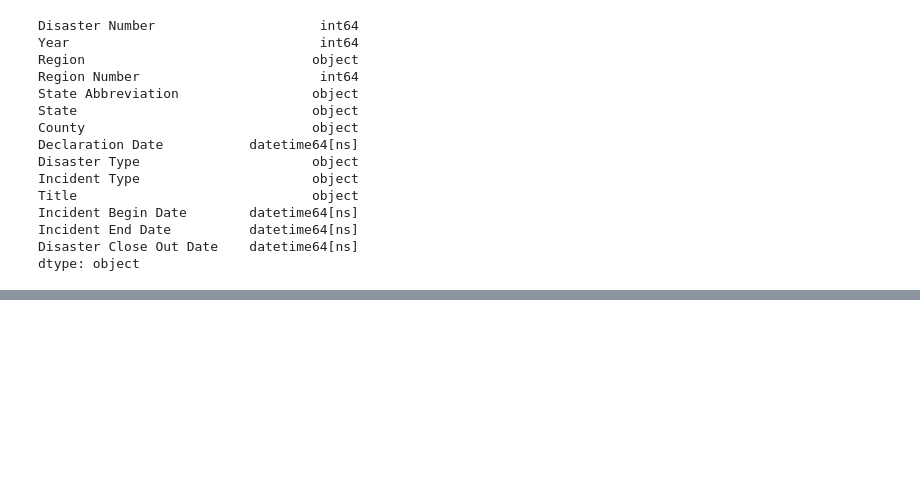
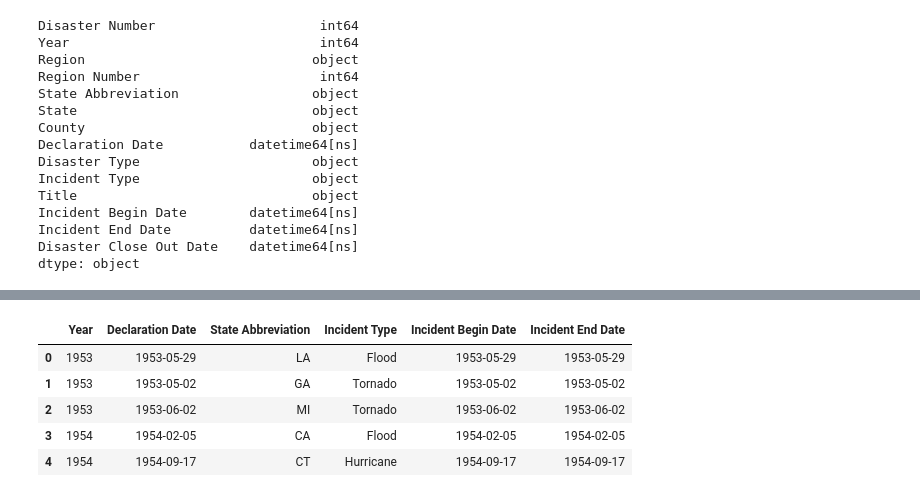
Before and after one commit to XiaoMYu/TheRainMaker, a Jupyter notebook: Xiao.ipynb, the cells around one changed output, grey strips where cells are left out. Cells and saved outputs as stored; diff of their text form; code cells hidden in the pictures; blank space fills up the shorter version.

```diff
--- a/Xiao.ipynb
+++ b/Xiao.ipynb
@@ -54,0 +69,11 @@ dfRange.head()
+# %%
+#setDesiredTable
+dfTable=df[["Year", "Declaration Date", "State Abbreviation", "Incident Type", "Incident Begin Date", "Incident End Date"]]
+dfTable.head()
+# %% [output]
+|  | Year | Declaration Date | State Abbreviation | Incident Type | Incident Begin Date | Incident End Date |
+| 0 | 1953 | 1953-05-29 | LA | Flood | 1953-05-29 | 1953-05-29 |
+| 1 | 1953 | 1953-05-02 | GA | Tornado | 1953-05-02 | 1953-05-02 |
+| 2 | 1953 | 1953-06-02 | MI | Tornado | 1953-06-02 | 1953-06-02 |
+| 3 | 1954 | 1954-02-05 | CA | Flood | 1954-02-05 | 1954-02-05 |
+| 4 | 1954 | 1954-09-17 | CT | Hurricane | 1954-09-17 | 1954-09-17 |
```
Also changed, not shown: parts of 4 cells of this notebook, 1 other file.
